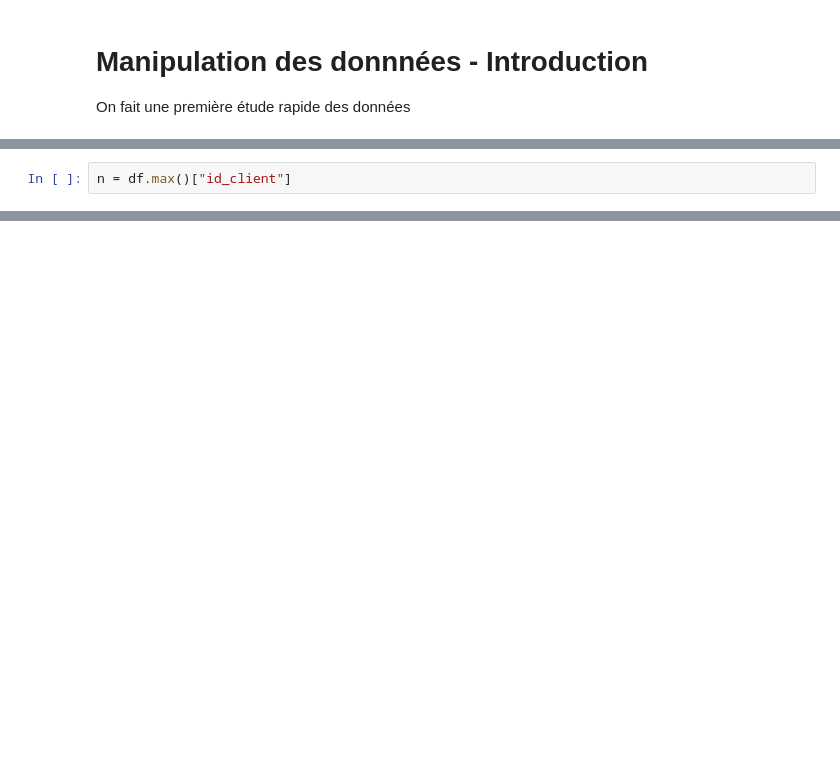
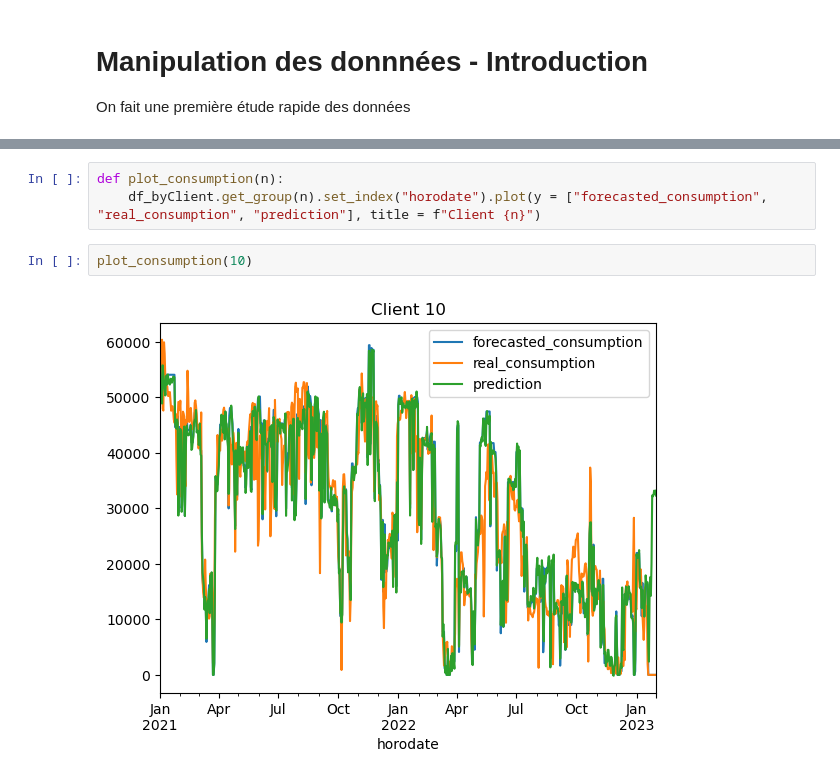
Before and after one commit to Damidoum/predictionClient, a Jupyter notebook: Notebooks/manipData.ipynb, the cells around one changed output, grey strips where cells are left out. Saved outputs shown, nothing was run; the diff lists cells and outputs as text; blank space fills up the shorter version.

```diff
--- a/Notebooks/manipData.ipynb
+++ b/Notebooks/manipData.ipynb
@@ -61,2 +4,0 @@ df_byGroup.get_group(1).set_index("horodate")
-# %%
-n = df.max()["id_client"]
@@ -118,0 +88,7 @@ pd.DataFrame(dic.values(), index = dic.keys()).plot.bar(legend = False, xlabel =
+# %%
+def plot_consumption(n):
+    df_byClient.get_group(n).set_index("horodate").plot(y = ["forecasted_consumption", "real_consumption", "prediction"], title = f"Client {n}")
+# %%
+plot_consumption(10)
+# %% [output]
+[figure, added]
```
Also changed, not shown: parts of 52 cells of this notebook, 1 other file.
